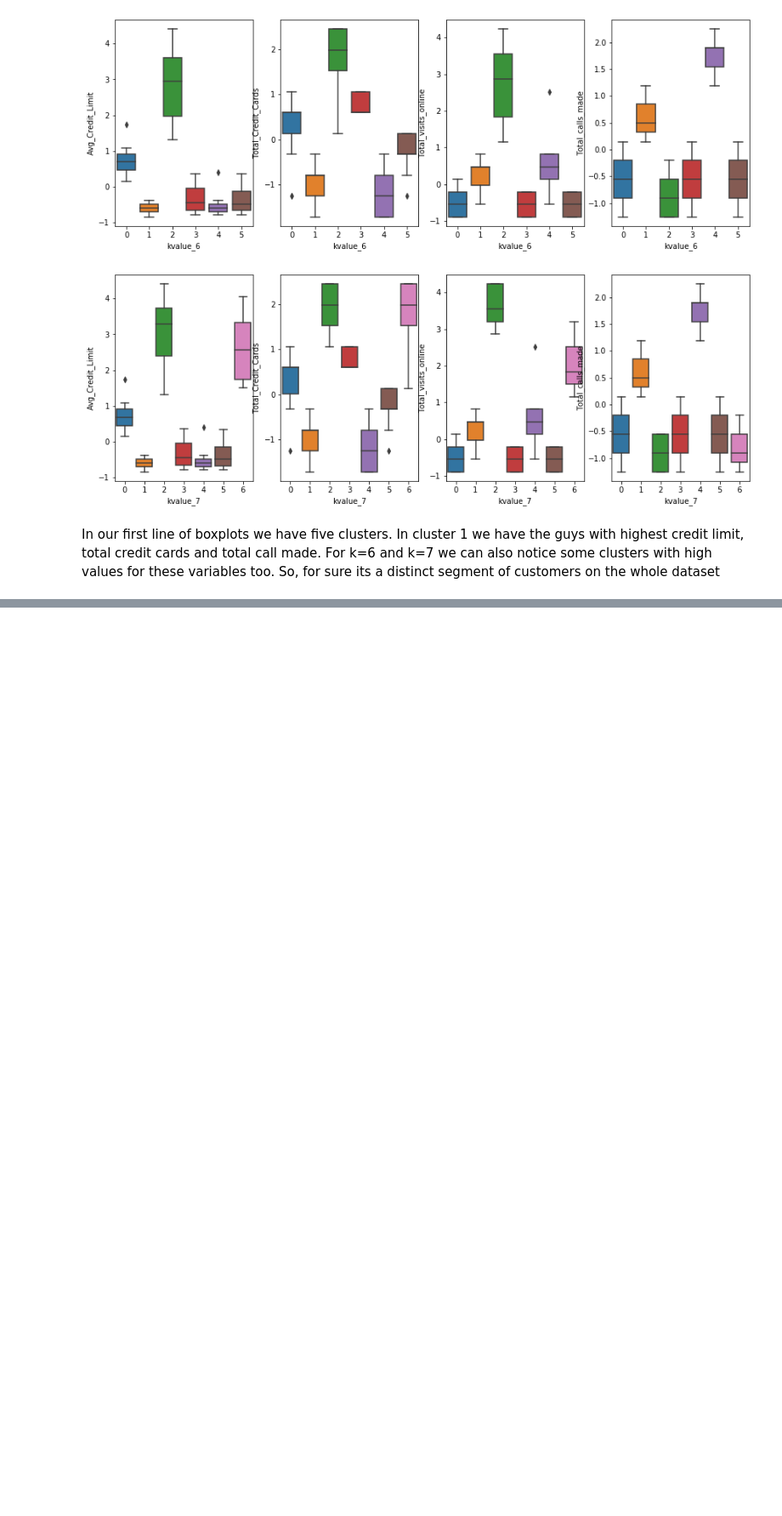
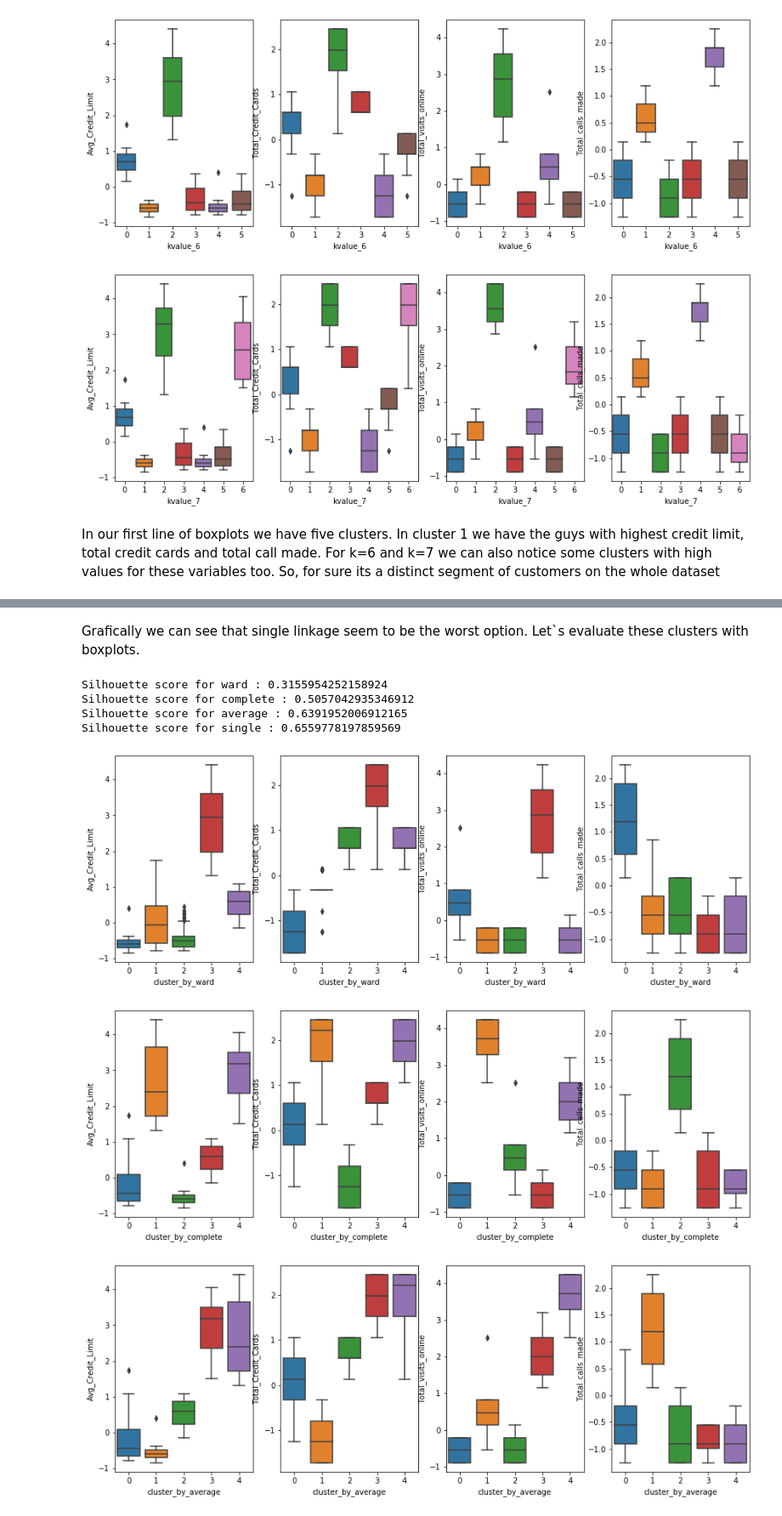
Before and after one commit to rmaciel-prog/PGP-IAML, a Jupyter notebook: Project - CreditCard Customer Segmentation.ipynb, the cells around one changed output, grey strips where cells are left out. Shown at 85% size. Cells and saved outputs as stored; diff of their text form; code cells hidden in the pictures; blank space fills up the shorter version.

```diff
--- a/Project - CreditCard Customer Segmentation.ipynb
+++ b/Project - CreditCard Customer Segmentation.ipynb
@@ -165,0 +237,30 @@ In our first line of boxplots we have five clusters. In cluster 1 we have the gu
+# %% [markdown]
+Grafically we can see that single linkage seem to be the worst option. Let`s evaluate these clusters with boxplots.
+# %%
+df_prep = DataNormalization()
+
+for lnk in links:
+    mdl1 = AgglomerativeClustering(n_clusters=5, affinity='euclidean',linkage=lnk)
+
+    mdl1.fit(df_prep)
+
+    silhouette_avg = silhouette_score(df_prep, mdl1.labels_)
+    print('Silhouette score for '+lnk+' :', silhouette_avg)
+
+    df_prep['cluster_by_'+lnk] = mdl1.labels_
+
+
+
+    var_x = 'cluster_by_'+lnk
+
+    fix, ax = plt.subplots(1,4, figsize=(15,5))
+    for var, subplot in zip(df_prep.columns, ax.flatten()):
+        sns.boxplot(y=var, x=var_x, data=df_prep, ax=subplot)
+# %% [output]
+Silhouette score for ward : 0.3155954252158924
+Silhouette score for complete : 0.5057042935346912
+Silhouette score for average : 0.6391952006912165
+Silhouette score for single : 0.6559778197859569
+[figure, added]
+[figure, added]
+[figure, added]
```
Also changed, not shown: parts of 11 cells of this notebook.
